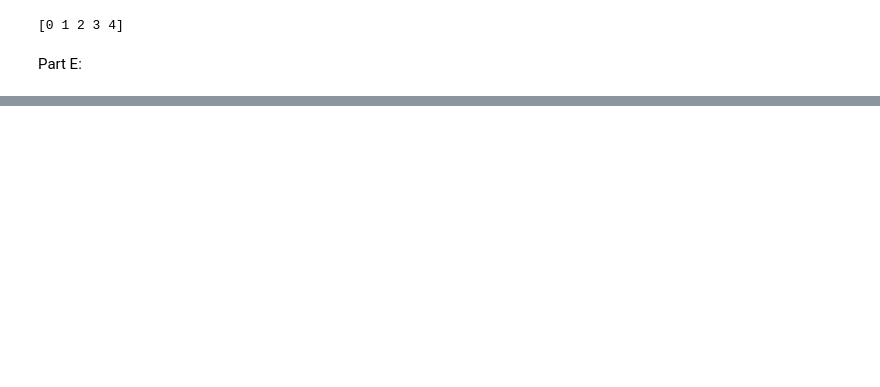
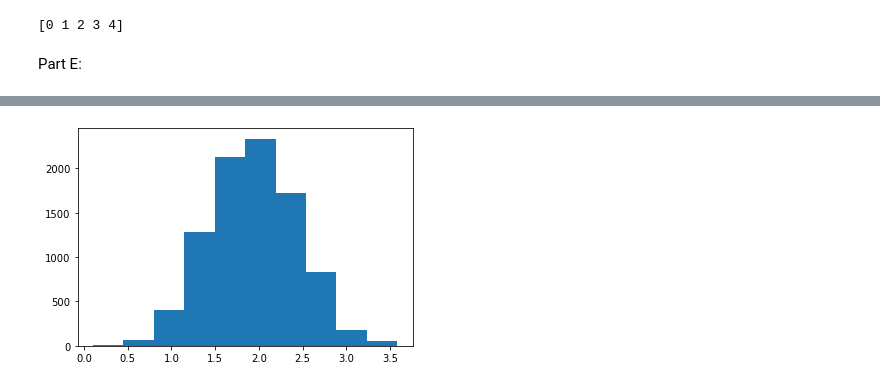
Before and after one commit to eleanorstuart/astr540, a Jupyter notebook: FinalProject.ipynb, the cells around one changed output, grey strips where cells are left out. Drawn from its saved outputs; the diff is of its cells as text; code cells hidden in the pictures; blank space fills up the shorter version.

```diff
--- a/FinalProject.ipynb
+++ b/FinalProject.ipynb
@@ -195,0 +297,4 @@ print(m_b_grid)
+# %%
+freq, bins, _ = plt.hist(states_sh)
+# %% [output]
+[figure, added]
```
Also changed, not shown: parts of 42 cells of this notebook, 1 other file.
